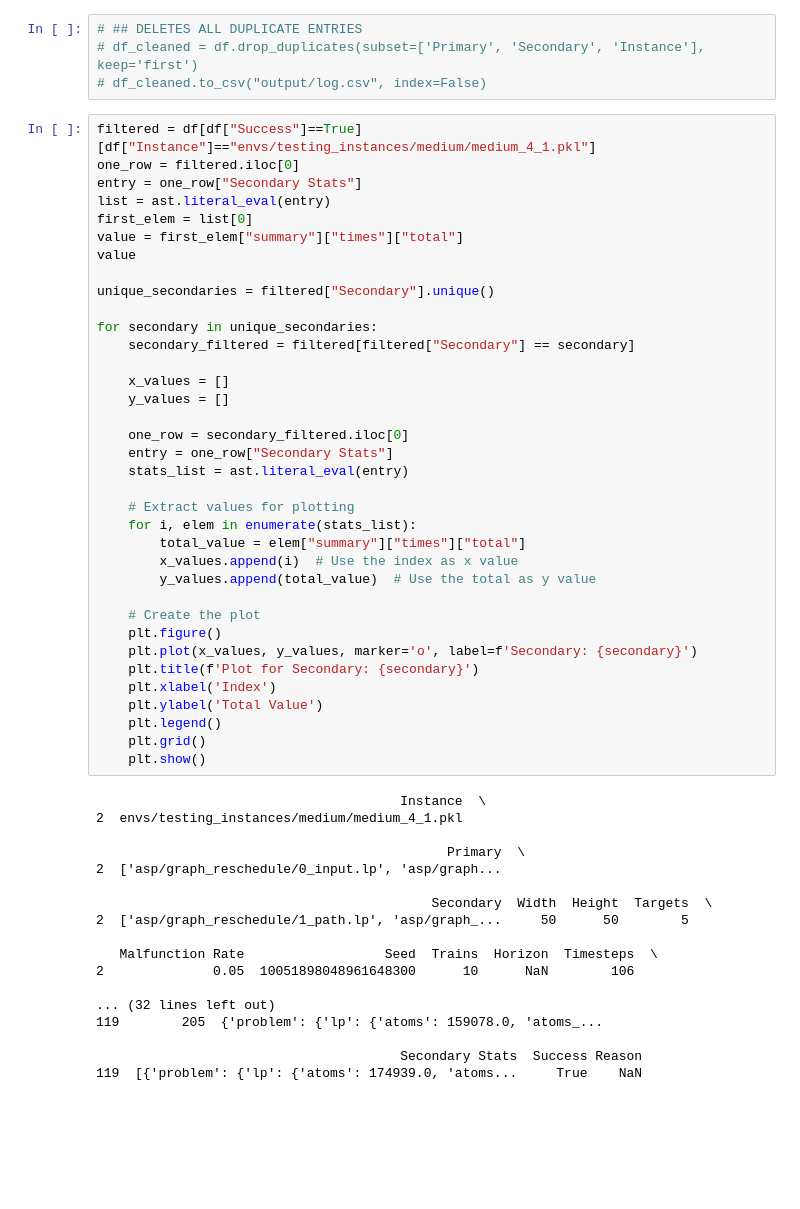
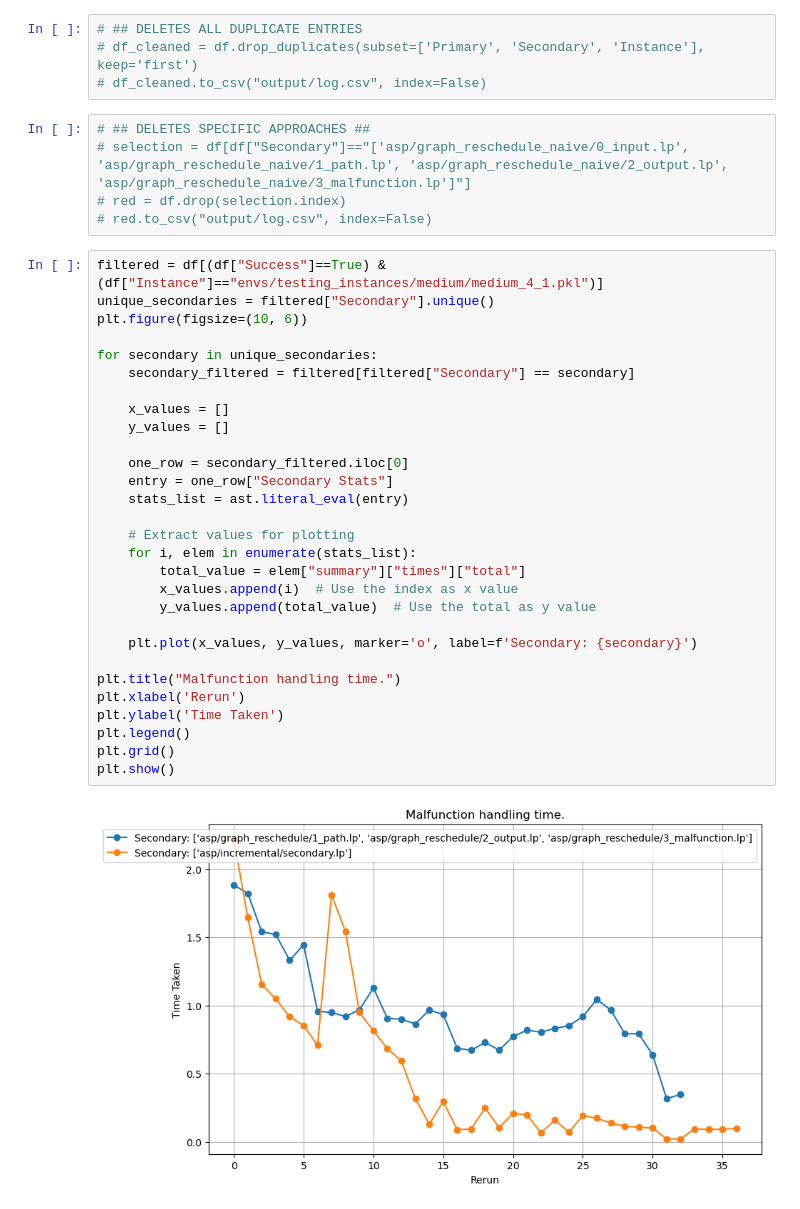
Before and after one commit to krr-up/flatland, a Jupyter notebook: evaluate.ipynb, the cells around one changed output. Cells and saved outputs as stored; diff of their text form; blank space fills up the shorter version.

```diff
--- a/evaluate.ipynb
+++ b/evaluate.ipynb
@@ -30,57 +33,39 @@ filtered[["Instance","Primary","Reason"]]
 # ## DELETES ALL DUPLICATE ENTRIES
 # df_cleaned = df.drop_duplicates(subset=['Primary', 'Secondary', 'Instance'], keep='first')
 # df_cleaned.to_csv("output/log.csv", index=False)
+# %%
+# ## DELETES SPECIFIC APPROACHES ##
+# selection = df[df["Secondary"]=="['asp/graph_reschedule_naive/0_input.lp', 'asp/graph_reschedule_naive/1_path.lp', 'asp/graph_reschedule_naive/2_output.lp', 'asp/graph_reschedule_naive/3_malfunction.lp']"]
+# red = df.drop(selection.index)
+# red.to_csv("output/log.csv", index=False)
 # %%
-filtered = df[df["Success"]==True][df["Instance"]=="envs/testing_instances/medium/medium_4_1.pkl"]
-one_row = filtered.iloc[0]
-entry = one_row["Secondary Stats"]
-list = ast.literal_eval(entry)
-first_elem = list[0]
-value = first_elem["summary"]["times"]["total"]
-value
-
+filtered = df[(df["Success"]==True) & (df["Instance"]=="envs/testing_instances/medium/medium_4_1.pkl")]
 unique_secondaries = filtered["Secondary"].unique()
+plt.figure(figsize=(10, 6))
 
 for secondary in unique_secondaries:
     secondary_filtered = filtered[filtered["Secondary"] == secondary]
 
     x_values = []
     y_values = []
 
     one_row = secondary_filtered.iloc[0]
     entry = one_row["Secondary Stats"]
     stats_list = ast.literal_eval(entry)
 
     # Extract values for plotting
     for i, elem in enumerate(stats_list):
         total_value = elem["summary"]["times"]["total"]
         x_values.append(i)  # Use the index as x value
         y_values.append(total_value)  # Use the total as y value
 
-    # Create the plot
-    plt.figure()
     plt.plot(x_values, y_values, marker='o', label=f'Secondary: {secondary}')
-    plt.title(f'Plot for Secondary: {secondary}')
-    plt.xlabel('Index')
-    plt.ylabel('Total Value')
-    plt.legend()
-    plt.grid()
-    plt.show()
+
+plt.title("Malfunction handling time.")
+plt.xlabel('Rerun')
+plt.ylabel('Time Taken')
+plt.legend()
+plt.grid()
+plt.show()
 # %% [output]
-                                       Instance  \
-2  envs/testing_instances/medium/medium_4_1.pkl
-
-                                             Primary  \
-2  ['asp/graph_reschedule/0_input.lp', 'asp/graph...
-
-                                           Secondary  Width  Height  Targets  \
-2  ['asp/graph_reschedule/1_path.lp', 'asp/graph_...     50      50        5
-
-   Malfunction Rate                  Seed  Trains  Horizon  Timesteps  \
-2              0.05  10051898048961648300      10      NaN        106
-
-... (32 lines left out)
-119        205  {'problem': {'lp': {'atoms': 159078.0, 'atoms_...
-
-                                       Secondary Stats  Success Reason
-119  [{'problem': {'lp': {'atoms': 174939.0, 'atoms...     True    NaN
+[figure, added]
```
Also changed, not shown: parts of 2 cells of this notebook, 1 other file.
